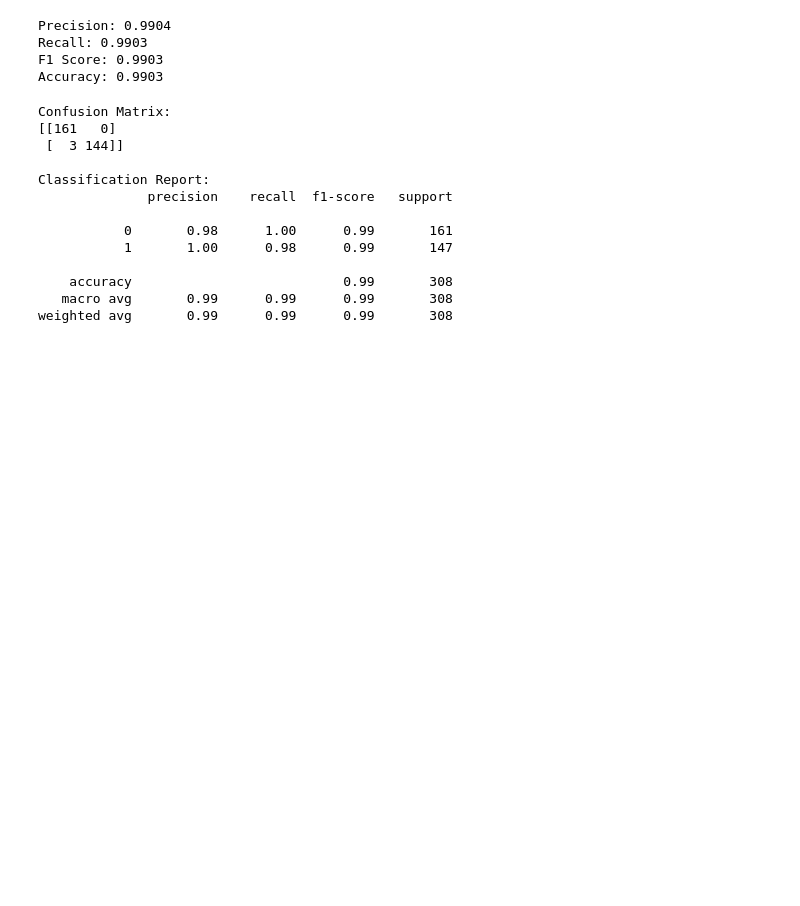
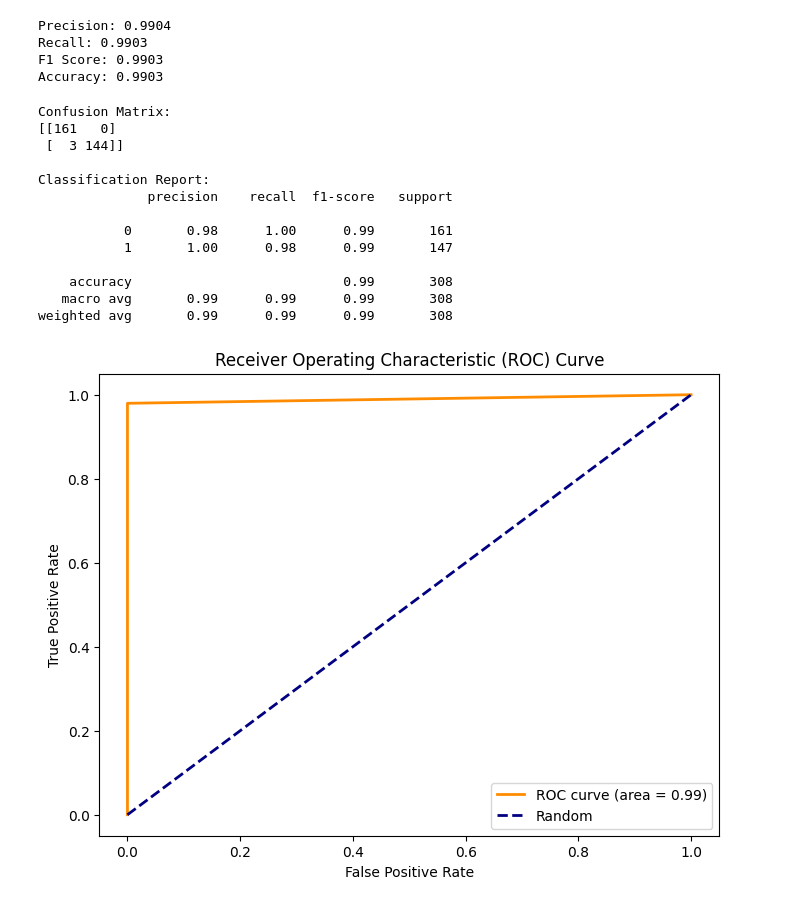
Before and after one commit to zehranurr/DataScience-HeartDisease, a Jupyter notebook: DecisionTree.ipynb, the cells around one changed output. Saved outputs shown, nothing was run; the diff lists cells and outputs as text; code cells hidden in the pictures; blank space fills up the shorter version.

Commit message:
Decision Tree

```diff
--- a/DecisionTree.ipynb
+++ b/DecisionTree.ipynb
@@ -206,3 +206,45 @@ Classification Report:
     accuracy                           0.99       308
    macro avg       0.99      0.99      0.99       308
 weighted avg       0.99      0.99      0.99       308
+# %%
+import pandas as pd
+import matplotlib.pyplot as plt
+from sklearn.model_selection import train_test_split
+from sklearn.tree import DecisionTreeClassifier
+from sklearn.metrics import roc_curve, auc
+
+# Load the dataset
+evalute_df = pd.read_csv("C:\\DataScience_FinalProject\\data\\heart.csv")
+
+# Define features and target variable
+feature_cols = ['age', 'sex', 'cp', 'trestbps', 'chol', 'fbs', 'restecg', 'thalach',
+                'exang', 'oldpeak', 'slope', 'ca', 'thal']
+X = evalute_df[feature_cols]
+y = evalute_df.target
+
+# Split the data into training and testing sets
+X_train, X_test, y_train, y_test = train_test_split(X, y, test_size=0.3, random_state=1)
+
+# Train a Decision Tree Classifier
+classifier = DecisionTreeClassifier().fit(X_train, y_train)
+
+# Predict probabilities on the test set
+y_probs = classifier.predict_proba(X_test)[:, 1]
+
+# Calculate ROC curve
+fpr, tpr, thresholds = roc_curve(y_test, y_probs)
+
+# Calculate AUC (Area Under the Curve)
+roc_auc = auc(fpr, tpr)
+
+# Plot ROC curve
+plt.figure(figsize=(8, 6))
+plt.plot(fpr, tpr, color='darkorange', lw=2, label='ROC curve (area = {:.2f})'.format(roc_auc))
+plt.plot([0, 1], [0, 1], color='navy', lw=2, linestyle='--', label='Random')
+plt.xlabel('False Positive Rate')
+plt.ylabel('True Positive Rate')
+plt.title('Receiver Operating Characteristic (ROC) Curve')
+plt.legend(loc='lower right')
+plt.show()
+# %% [output]
+[figure, added]
```
